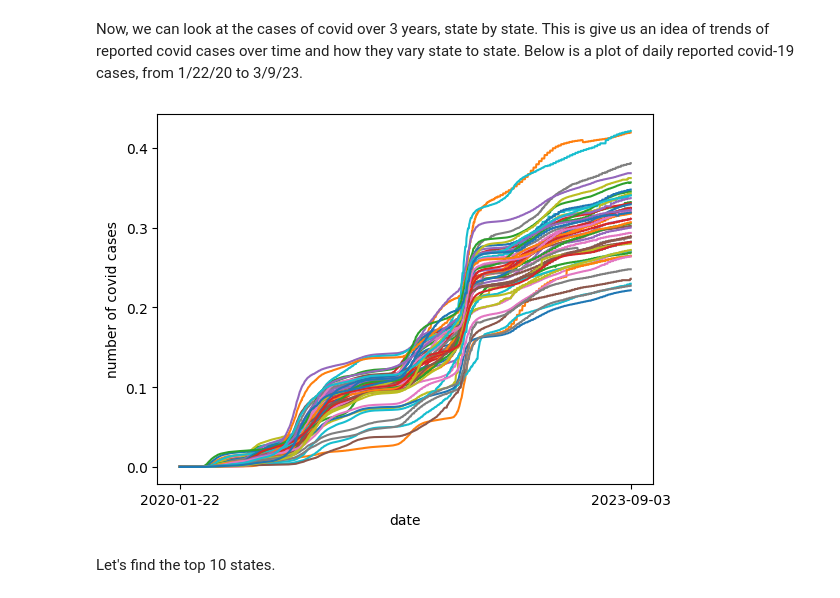
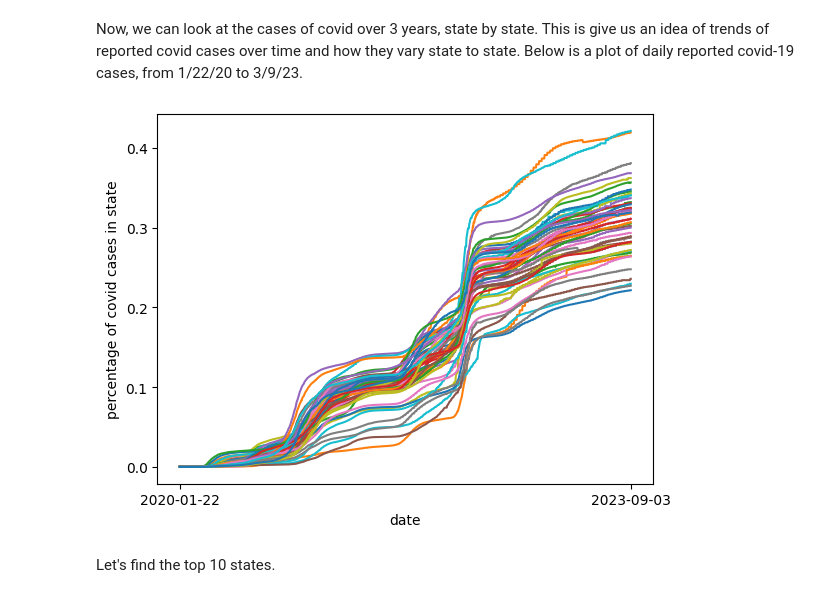
Before and after one commit to criviere1/criviere1.github.io, a Jupyter notebook: Milestone2.ipynb, the cells around one changed output. Cells and saved outputs as stored; diff of their text form; code cells hidden in the pictures.

```diff
--- a/Milestone2.ipynb
+++ b/Milestone2.ipynb
@@ -102,9 +112,9 @@ us_state_to_abbrev = {
 # %% [markdown]
 First, we have to read in the tables from the ACS and select the data that we want.
 # %%
-demo1_df = pd.read_csv("/Users/colletteriviere/criviere1.github.io/datasets/ACSDP1Y2022.DP02-2023-edu.csv")
-demo2_df = pd.read_csv("/Users/colletteriviere/criviere1.github.io/datasets/ACSDP1Y2022.DP03-2023-employment,income,healthinsurance.csv")
-demo3_df = pd.read_csv("/Users/colletteriviere/criviere1.github.io/datasets/ACSDP1Y2022.DP05-2023-sex,age,race.csv")
+demo1_df = pd.read_csv("../datasets/ACSDP1Y2022.DP02-2023-edu.csv")
+demo2_df = pd.read_csv("../datasets/ACSDP1Y2022.DP03-2023-employment,income,healthinsurance.csv")
+demo3_df = pd.read_csv("../datasets/ACSDP1Y2022.DP05-2023-sex,age,race.csv")
 # %%
 edu_df = demo1_df.iloc[67:74,:-2]
 
@@ -476,7 +480,7 @@ vaccines.groupby("Location")['Administered_Dose1_Pop_Pct'].max().plot.bar(title=
 # %% [markdown]
 This data is from the COVID-19 Data Repository by the Center for Systems Science and Engineering (CSSE) at Johns Hopkins University. Over the course of three years, (1/22/20 to 3/9/23) data on the daily confirmed cases, deaths, and recoveries from Covid-19 were published to this Github repository: https://github.com/CSSEGISandData/COVID-19.git. The data is reported by city and state, but for ease, we chose to look at the state level so rows were aggregated to one row per state (or territory). Additionally, this dataset is being used to look at Covid-19 cases over time (dates), all other columns were dropped. Then, each state can be normalized by its population so we can compare across states.
 # %%
-confirmed_df = pd.read_csv("/Users/colletteriviere/criviere1.github.io/datasets/time_series_covid19_confirmed_US.csv")
+confirmed_df = pd.read_csv("../datasets/time_series_covid19_confirmed_US.csv")
 confirmed_df.drop(columns=['iso2','iso3','code3','FIPS','Country_Region','Lat','Long_','UID','Admin2','Combined_Key'], inplace=True)
 confirmed_df.head()
 # %% [output]
@@ -518,13 +522,13 @@ Now, we can look at the cases of covid over 3 years, state by state. This is giv
 # %%
 for i in confirmed_state_by_day.index:
     plt.plot(confirmed_state_by_day.loc[i])
 
 plt.xticks(ticks=[0,1142], labels=['2020-01-22','2023-09-03'])
 plt.xlabel('date')
-plt.ylabel('number of covid cases')
+plt.ylabel('percentage of covid cases in state')
 plt.show()
 # %% [output]
-[figure, old version]
+[figure, new version]
 # %% [markdown]
 Let's find the top 10 states.
 # %%
```
Also changed, not shown: parts of 29 cells of this notebook.
